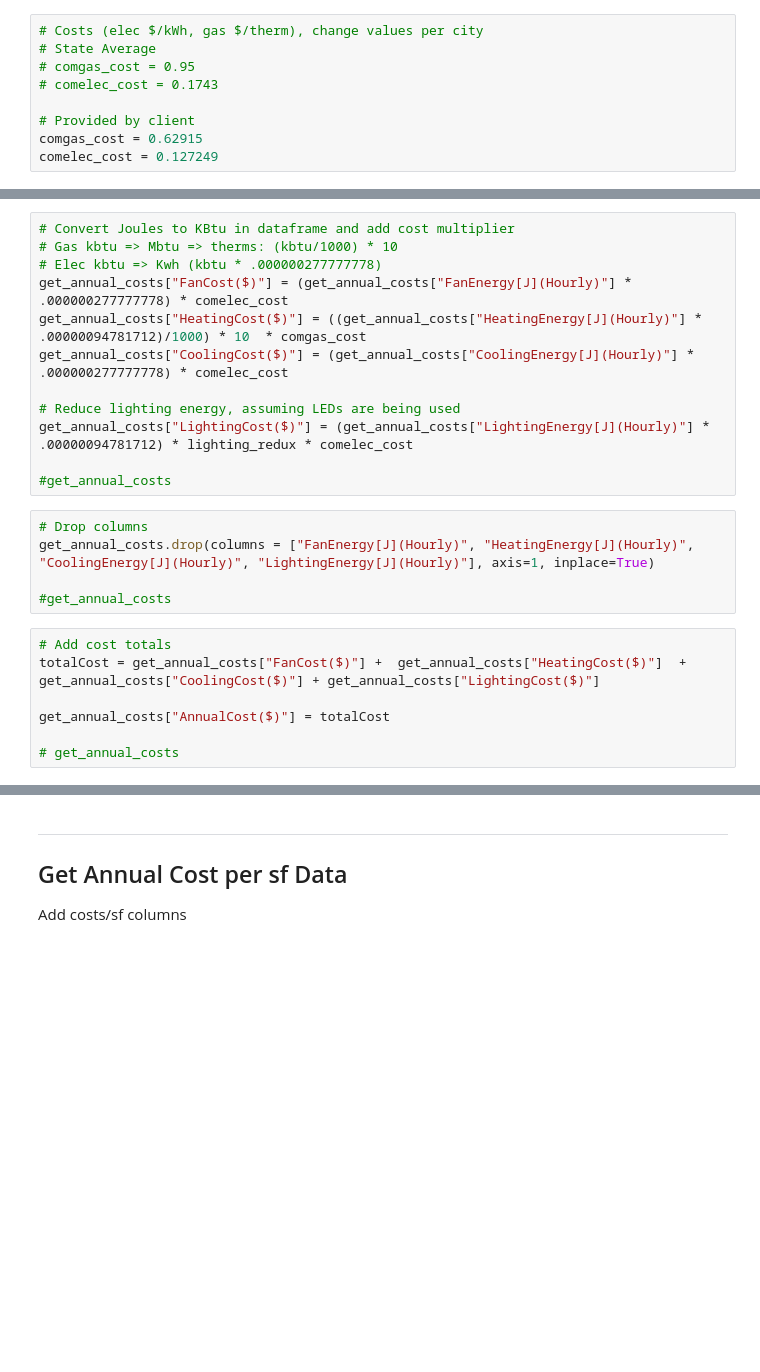
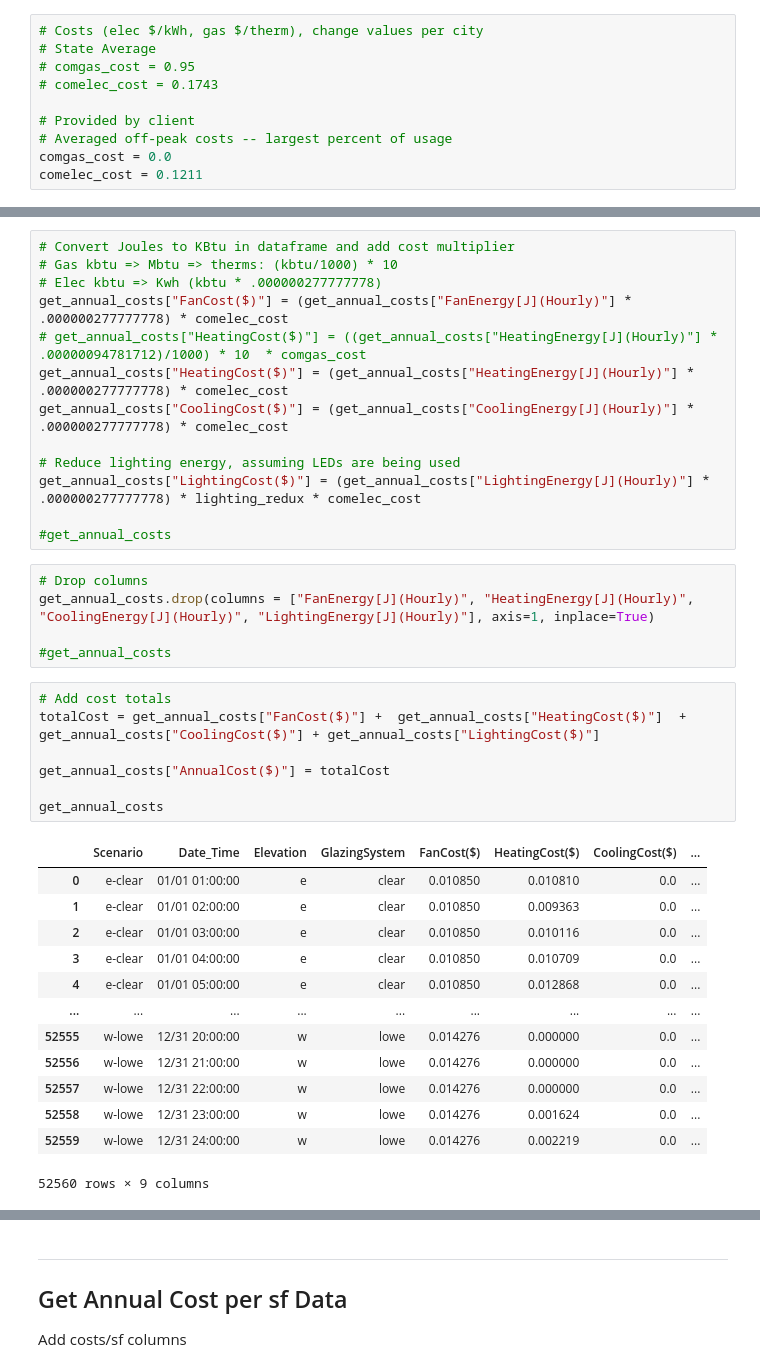
Before and after one commit to klharp/Eplus_Maine, a Jupyter notebook: CA_Monterey_scraper.ipynb, the cells around one changed output, grey strips where cells are left out. Drawn from its saved outputs; the diff is of its cells as text; blank space fills up the shorter version.

```diff
--- a/CA_Monterey_scraper.ipynb
+++ b/CA_Monterey_scraper.ipynb
@@ -46,8 +46,9 @@ http://seeatcalc.gastechnology.org/CommercialBuildings
 # comelec_cost = 0.1743
 
 # Provided by client
-comgas_cost = 0.62915
-comelec_cost = 0.127249
+# Averaged off-peak costs -- largest percent of usage
+comgas_cost = 0.0
+comelec_cost = 0.1211
 # %%
 # Source Energy Conversion Factors (same for res or comm), change values per city
 gas_source = 1.07
@@ -282,11 +306,12 @@ get_annual_costs = all_energy2.copy(deep=True)
 # Gas kbtu => Mbtu => therms: (kbtu/1000) * 10
 # Elec kbtu => Kwh (kbtu * .000000277777778)
 get_annual_costs["FanCost($)"] = (get_annual_costs["FanEnergy[J](Hourly)"] * .000000277777778) * comelec_cost
-get_annual_costs["HeatingCost($)"] = ((get_annual_costs["HeatingEnergy[J](Hourly)"] * .00000094781712)/1000) * 10  * comgas_cost
+# get_annual_costs["HeatingCost($)"] = ((get_annual_costs["HeatingEnergy[J](Hourly)"] * .00000094781712)/1000) * 10  * comgas_cost
+get_annual_costs["HeatingCost($)"] = (get_annual_costs["HeatingEnergy[J](Hourly)"] * .000000277777778) * comelec_cost
 get_annual_costs["CoolingCost($)"] = (get_annual_costs["CoolingEnergy[J](Hourly)"] * .000000277777778) * comelec_cost
 
 # Reduce lighting energy, assuming LEDs are being used
-get_annual_costs["LightingCost($)"] = (get_annual_costs["LightingEnergy[J](Hourly)"] * .00000094781712) * lighting_redux * comelec_cost
+get_annual_costs["LightingCost($)"] = (get_annual_costs["LightingEnergy[J](Hourly)"] * .000000277777778) * lighting_redux * comelec_cost
 
 #get_annual_costs
 # %%
@@ -297,7 +322,21 @@ get_annual_costs.drop(columns = ["FanEnergy[J](Hourly)", "HeatingEnergy[J](Hourl
 # %%
 # Add cost totals
 totalCost = get_annual_costs["FanCost($)"] +  get_annual_costs["HeatingCost($)"]  + get_annual_costs["CoolingCost($)"] + get_annual_costs["LightingCost($)"]
 
 get_annual_costs["AnnualCost($)"] = totalCost
 
-# get_annual_costs
+get_annual_costs
+# %% [output]
+|  | Scenario | Date_Time | Elevation | GlazingSystem | FanCost($) | HeatingCost($) | CoolingCost($) | ... |
+| 0 | e-clear | 01/01 01:00:00 | e | clear | 0.010850 | 0.010810 | 0.0 | ... |
+| 1 | e-clear | 01/01 02:00:00 | e | clear | 0.010850 | 0.009363 | 0.0 | ... |
+| 2 | e-clear | 01/01 03:00:00 | e | clear | 0.010850 | 0.010116 | 0.0 | ... |
+| 3 | e-clear | 01/01 04:00:00 | e | clear | 0.010850 | 0.010709 | 0.0 | ... |
+| 4 | e-clear | 01/01 05:00:00 | e | clear | 0.010850 | 0.012868 | 0.0 | ... |
+| ... | ... | ... | ... | ... | ... | ... | ... | ... |
+| 52555 | w-lowe | 12/31 20:00:00 | w | lowe | 0.014276 | 0.000000 | 0.0 | ... |
+| 52556 | w-lowe | 12/31 21:00:00 | w | lowe | 0.014276 | 0.000000 | 0.0 | ... |
+| 52557 | w-lowe | 12/31 22:00:00 | w | lowe | 0.014276 | 0.000000 | 0.0 | ... |
+| 52558 | w-lowe | 12/31 23:00:00 | w | lowe | 0.014276 | 0.001624 | 0.0 | ... |
+| 52559 | w-lowe | 12/31 24:00:00 | w | lowe | 0.014276 | 0.002219 | 0.0 | ... |
+52560 rows × 9 columns
```
Also changed, not shown: parts of 19 cells of this notebook, 36 other files.
